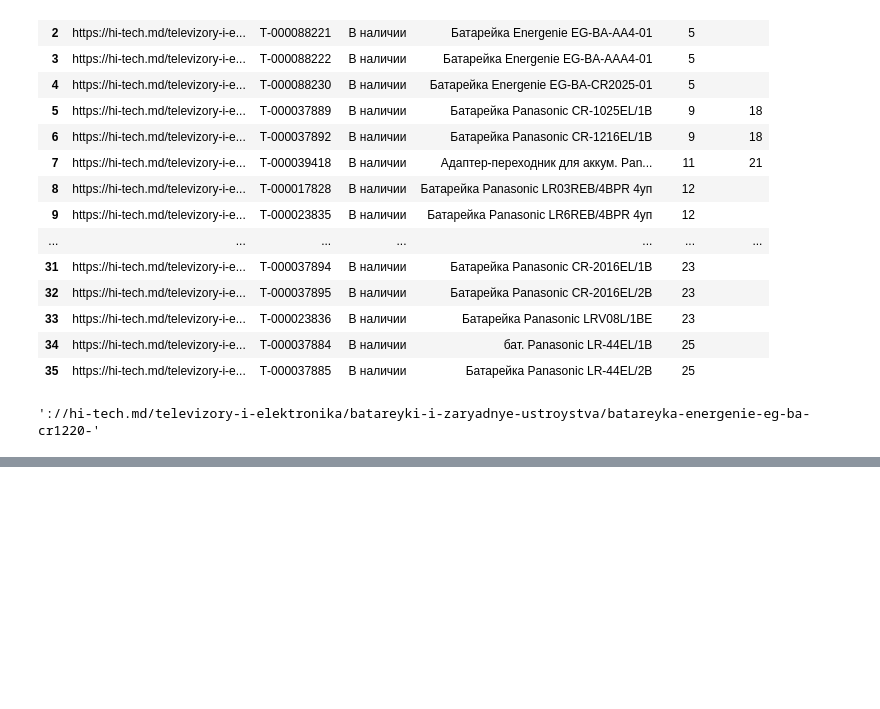
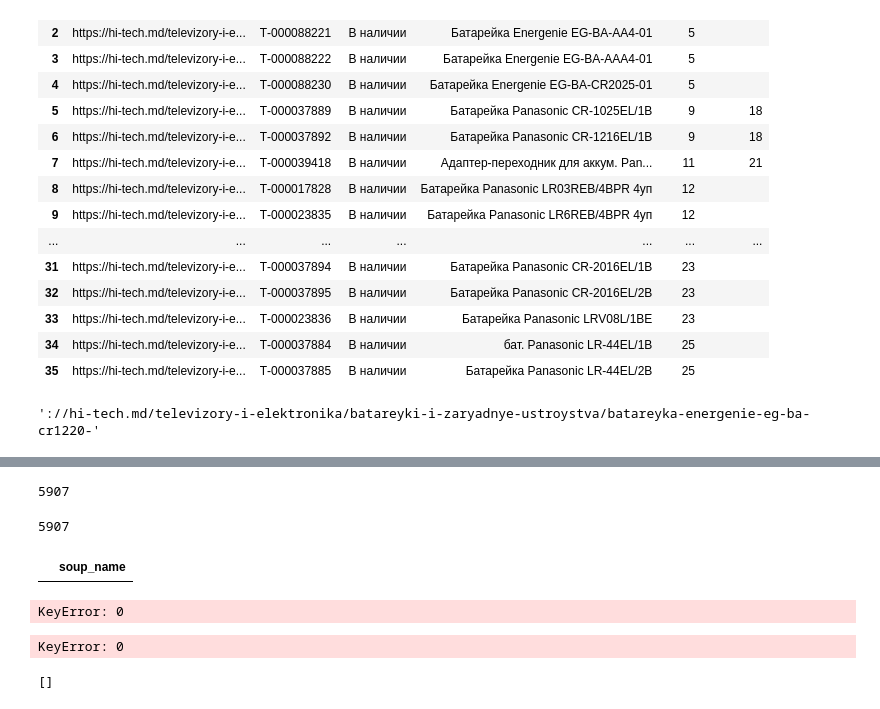
Before and after one commit to APolisakov/parsing, a Jupyter notebook: parsing.ipynb, the cells around one changed output, grey strips where cells are left out. Drawn from its saved outputs; the diff is of its cells as text; code cells hidden in the pictures; blank space fills up the shorter version.

```diff
--- a/parsing.ipynb
+++ b/parsing.ipynb
@@ -194,0 +274,4 @@ df.to_csv('csv/hi_tech_020524.csv', index=False)
+# %%
+df['soup_name'].nunique()
+# %% [output]
+5907
@@ -194,0 +280,4 @@ df.to_csv('csv/hi_tech_020524.csv', index=False)
+# %%
+len(urls)
+# %% [output]
+5907
@@ -194,0 +286,18 @@ df.to_csv('csv/hi_tech_020524.csv', index=False)
+# %%
+data = pd.DataFrame({'soup_name':pd.Series(soup.findAll('div', class_='ypi-grid-list__item_body'),dtype = 'object')})
+data.head()
+# %% [output]
+|  | soup_name |
+# %%
+data.loc[0,'soup_name']
+# %% [output]
+KeyError: 0
+# %%
+t = pd.DataFrame({'soup_name':pd.Series(soup.findAll('div', class_="ty-warehouses-store__group"))}).loc[0,'soup_name']
+t
+# %% [output]
+KeyError: 0
+# %%
+list(soup.findAll('div', class_="ty-wysiwyg-content content-availability_in_stores"))
+# %% [output]
+[]
```
Also changed, not shown: parts of 22 cells of this notebook.
